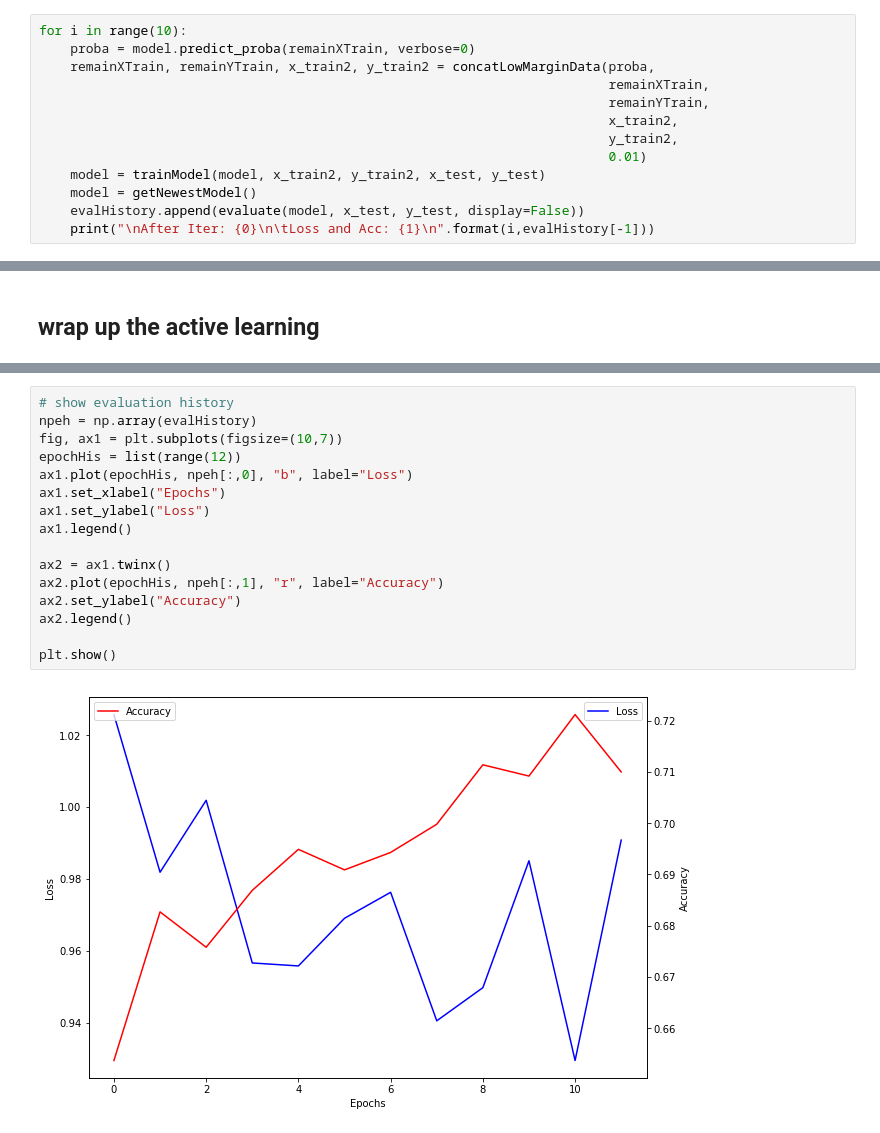
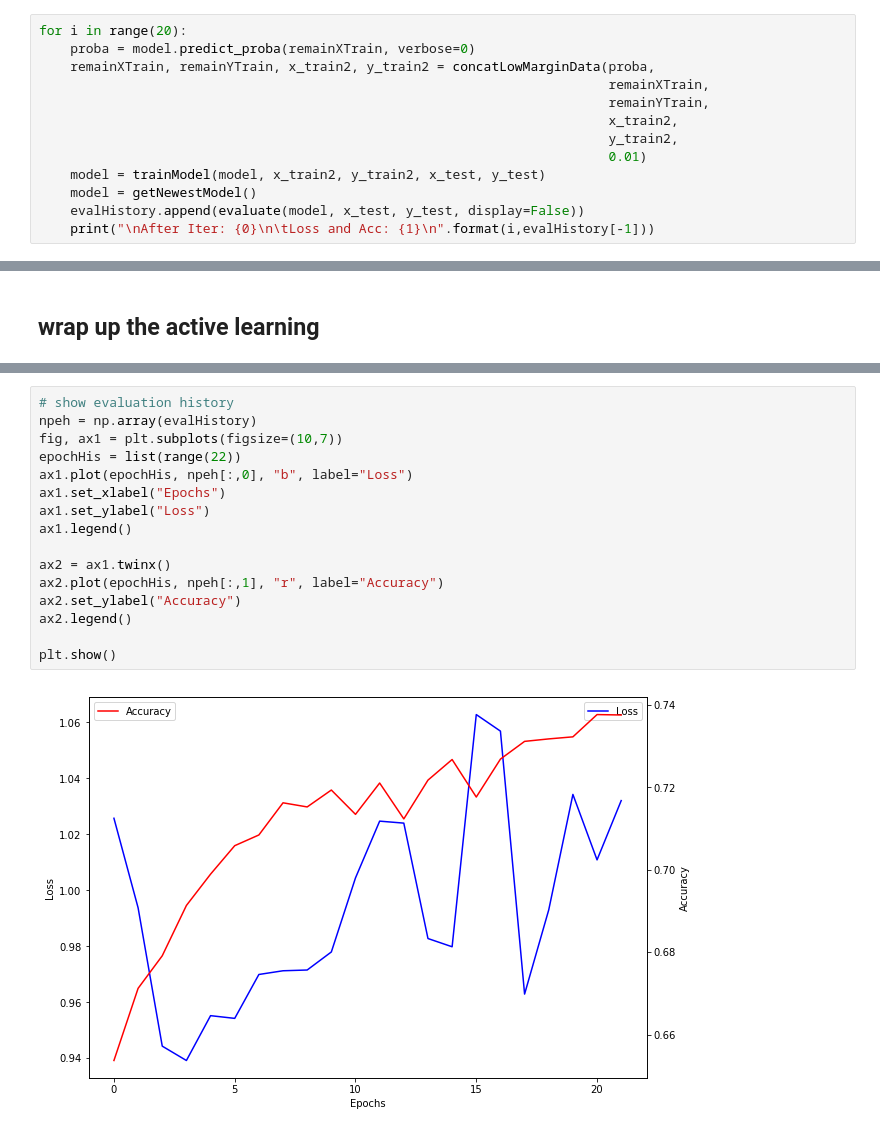
Before and after one commit to shibuiwilliam/ActiveSemiSupervisedDeepLearning, a Jupyter notebook: ActiveLearning.ipynb, the cells around one changed output, grey strips where cells are left out. Saved outputs shown, nothing was run; the diff lists cells and outputs as text.

```diff
--- a/ActiveLearning.ipynb
+++ b/ActiveLearning.ipynb
@@ -339,7 +338,7 @@ print(evalHistory[-1])
 # %% [markdown]
 ### repeat active learning for 10 times
 # %%
-for i in range(10):
+for i in range(20):
     proba = model.predict_proba(remainXTrain, verbose=0)
     remainXTrain, remainYTrain, x_train2, y_train2 = concatLowMarginData(proba,
                                                                          remainXTrain,
@@ -427,18 +426,18 @@ plt.show()
 # %%
 # show evaluation history
 npeh = np.array(evalHistory)
 fig, ax1 = plt.subplots(figsize=(10,7))
-epochHis = list(range(12))
+epochHis = list(range(22))
 ax1.plot(epochHis, npeh[:,0], "b", label="Loss")
 ax1.set_xlabel("Epochs")
 ax1.set_ylabel("Loss")
 ax1.legend()
 
 ax2 = ax1.twinx()
 ax2.plot(epochHis, npeh[:,1], "r", label="Accuracy")
 ax2.set_ylabel("Accuracy")
 ax2.legend()
 
 plt.show()
 # %% [output]
-[figure, old version]
+[figure, new version]
```
Also changed, not shown: parts of 8 cells of this notebook, 2 other files.
